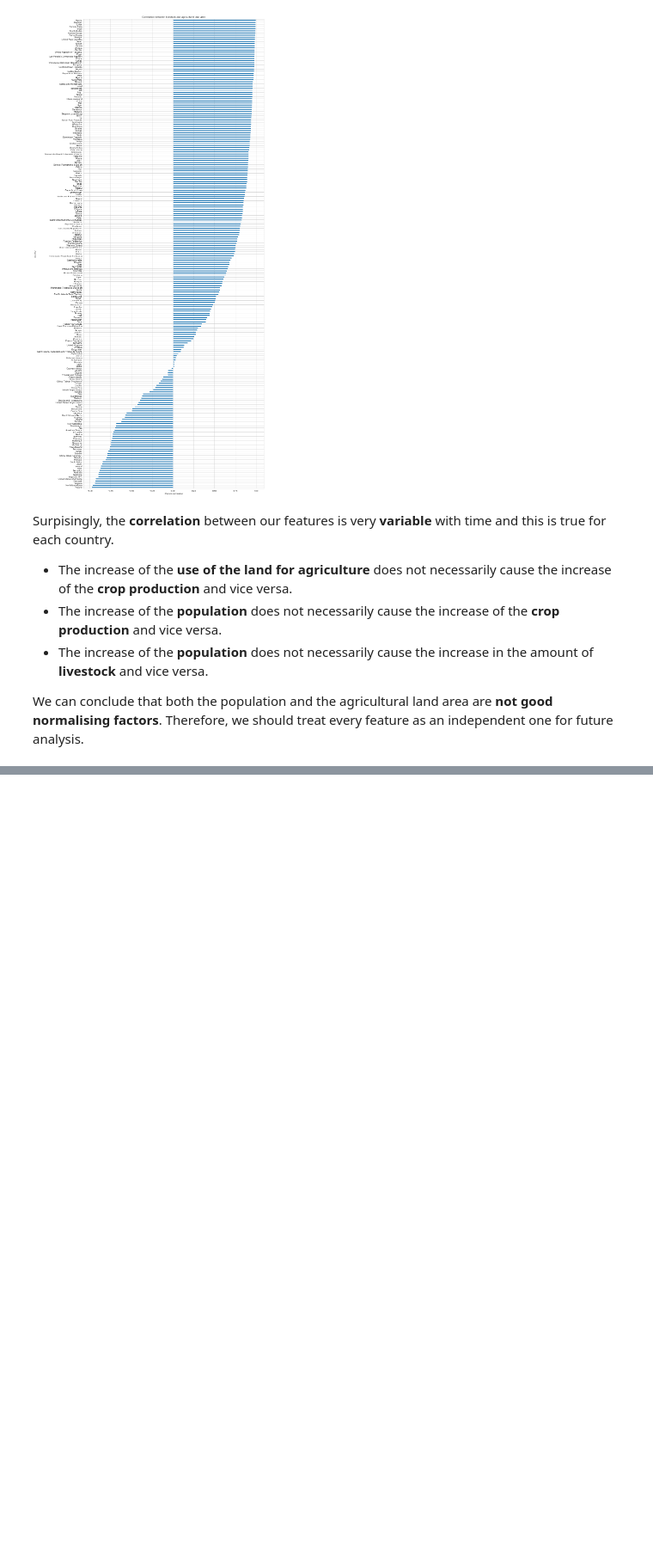
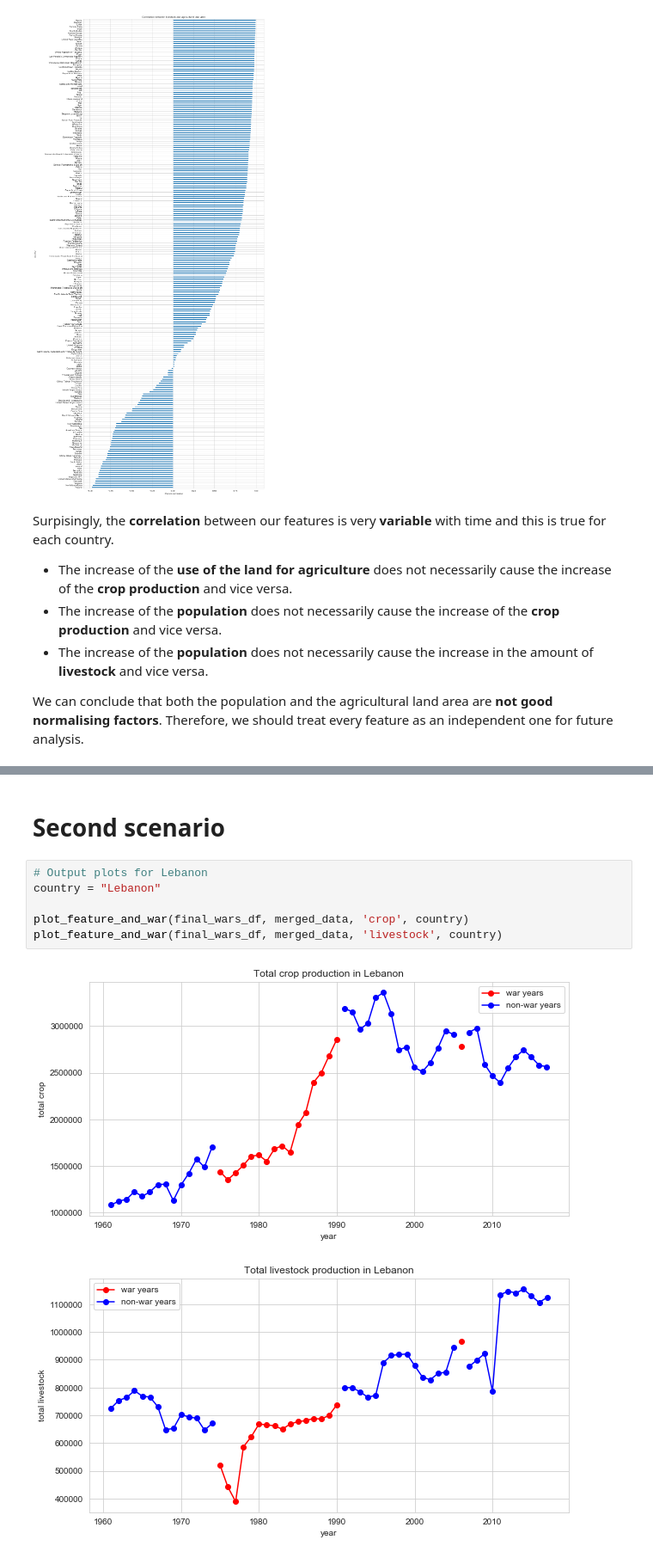
Before and after one commit to pull-fiction/make-crops-not-war, a Jupyter notebook: project.ipynb, the cells around one changed output, grey strips where cells are left out. Shown at 86% size. Cells and saved outputs as stored; diff of their text form; blank space fills up the shorter version.

```diff
--- a/project.ipynb
+++ b/project.ipynb
@@ -717,0 +740,11 @@ We can conclude that both the population and the agricultural land area are **no
+# %% [markdown]
+# Second scenario
+# %%
+# Output plots for Lebanon
+country = "Lebanon"
+
+plot_feature_and_war(final_wars_df, merged_data, 'crop', country)
+plot_feature_and_war(final_wars_df, merged_data, 'livestock', country)
+# %% [output]
+[figure, added]
+[figure, added]
```
Also changed, not shown: parts of 7 cells of this notebook, 1 other file.
